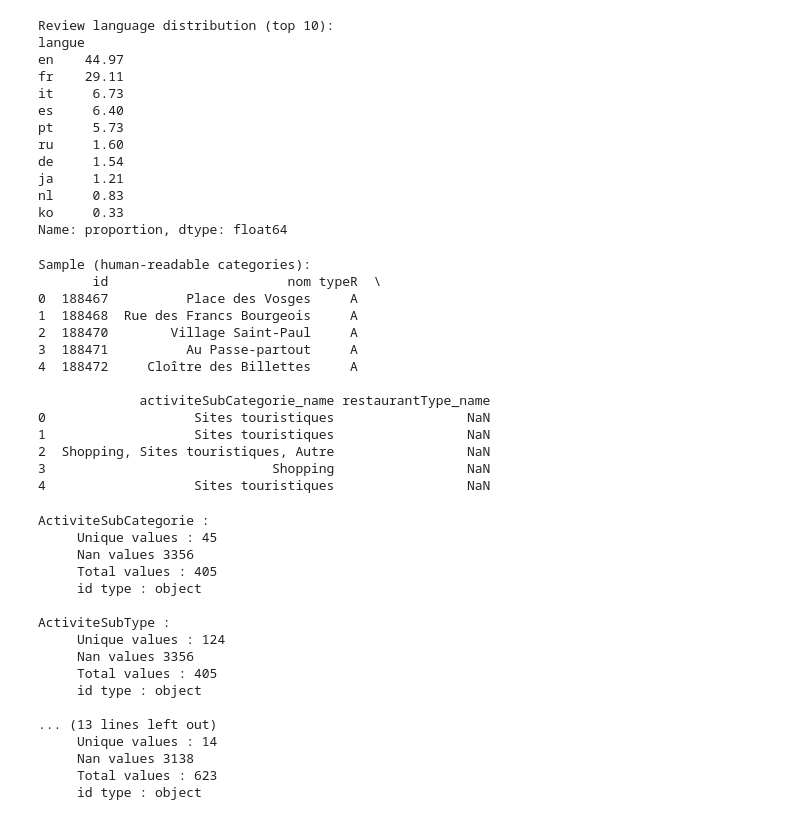
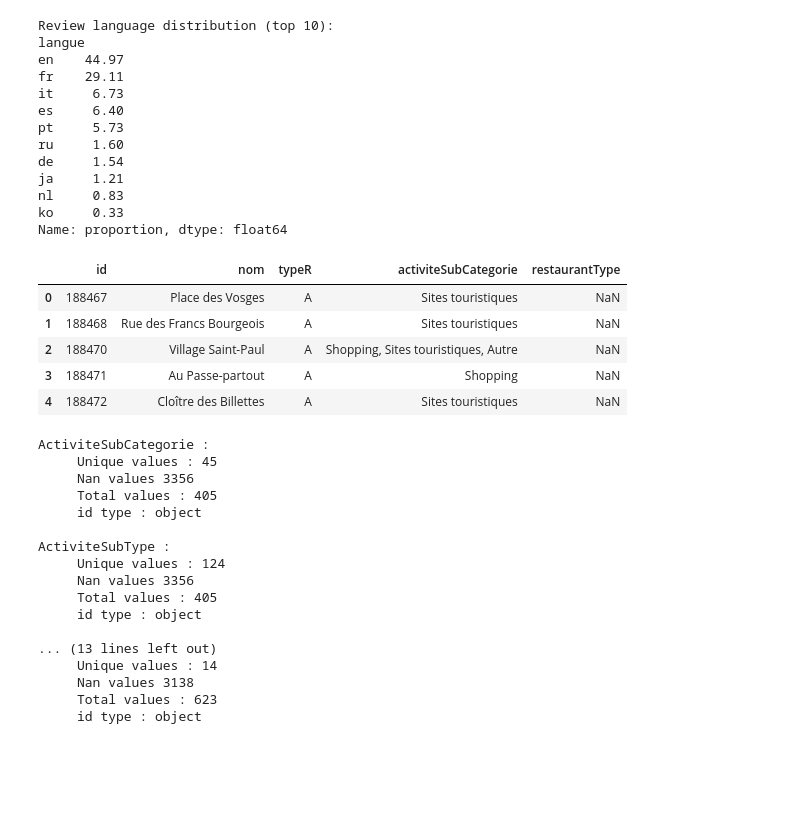
Before and after one commit to Loro67/tripadvisor-nlp-recommender, a Jupyter notebook: project_notebook.ipynb, the cells around one changed output. Saved outputs shown, nothing was run; the diff lists cells and outputs as text; code cells hidden in the pictures; blank space fills up the shorter version.

Commit message:
changing variable name to be easier to understand

```diff
--- a/project_notebook.ipynb
+++ b/project_notebook.ipynb
@@ -88,54 +94,43 @@ Name: proportion, dtype: float64
 # %%
 def add_name_from_id(dataset_input, input_column_name, dataset_id):
     """
-    Map a column of comma-separated IDs to human-readable names.
-    Drops the original ID column; adds a new <col>_name column.
-    Always called on a copy — never mutates the source DataFrame.
+        Modifies some of the columns of the dataset counting ID to names.
     """
     if input_column_name not in dataset_input.columns:
-        print(f"Column '{input_column_name}' not found — skipping.")
+        print(f"Column {input_column_name} not found")
         return dataset_input
 
     dataset_id = dataset_id.copy()
     dataset_id["id"] = dataset_id["id"].astype(str)
-    mapping_id = dataset_id.set_index("id")["name"].to_dict()
+    mapping = dataset_id.set_index("id")["name"].to_dict()
 
-    def map_ids(id_string):
+    def id_to_name(id_string):
         if pd.isna(id_string):
             return np.nan
-        parts = str(id_string).split(",")
-        return ", ".join(mapping_id.get(p.strip(), "Unknown") for p in parts)
 
-    out = dataset_input.copy()
-    out[f"{input_column_name}_name"] = out[input_column_name].apply(map_ids)
-    return out.drop(columns=[input_column_name])
+        id_list = str(id_string).split(",")
+        return ", ".join(mapping.get(name.strip(), "Unknown") for name in id_list)
+
+    dataset_output = dataset_input.copy()
+    dataset_output[f"{input_column_name}"] = dataset_output[input_column_name].apply(id_to_name)
+    return dataset_output
 
 
-# Build a named copy for display only — trip_advisor stays untouched
-trip_advisor_named = trip_advisor.copy()
-trip_advisor_named = add_name_from_id(trip_advisor_named, "activiteSubCategorie", attraction_sub_categorie)
-trip_advisor_named = add_name_from_id(trip_advisor_named, "activiteSubType", attraction_sub_type)
-trip_advisor_named = add_name_from_id(trip_advisor_named, "restaurantTypeCuisine", cuisine_df)
-trip_advisor_named = add_name_from_id(trip_advisor_named, "restaurantDietaryRestrictions", dietary_restrictions_df)
-trip_advisor_named = add_name_from_id(trip_advisor_named, "restaurantType", restaurant_type_df)
+trip_advisor_completed= trip_advisor.copy()
+trip_advisor_completed = add_name_from_id(trip_advisor_completed, "activiteSubCategorie", attraction_sub_categorie)
+trip_advisor_completed = add_name_from_id(trip_advisor_completed, "activiteSubType", attraction_sub_type)
+trip_advisor_completed = add_name_from_id(trip_advisor_completed, "restaurantTypeCuisine", cuisine_df)
+trip_advisor_completed = add_name_from_id(trip_advisor_completed, "restaurantDietaryRestrictions", dietary_restrictions_df)
+trip_advisor_completed = add_name_from_id(trip_advisor_completed, "restaurantType", restaurant_type_df)
 
-print("Sample (human-readable categories):")
-print(trip_advisor_named[["id", "nom", "typeR",
-                           "activiteSubCategorie_name", "restaurantType_name"]].head(5))
+trip_advisor_completed[["id", "nom", "typeR",
+                        "activiteSubCategorie", "restaurantType"]].head(5)
 # %% [output]
-Sample (human-readable categories):
-       id                       nom typeR  \
-0  188467          Place des Vosges     A
-1  188468  Rue des Francs Bourgeois     A
-2  188470        Village Saint-Paul     A
-3  188471          Au Passe-partout     A
-4  188472     Cloître des Billettes     A
-
-             activiteSubCategorie_name restaurantType_name
-0                   Sites touristiques                 NaN
-1                   Sites touristiques                 NaN
-2  Shopping, Sites touristiques, Autre                 NaN
-3                             Shopping                 NaN
-4                   Sites touristiques                 NaN
+|  | id | nom | typeR | activiteSubCategorie | restaurantType |
+| 0 | 188467 | Place des Vosges | A | Sites touristiques | NaN |
+| 1 | 188468 | Rue des Francs Bourgeois | A | Sites touristiques | NaN |
+| 2 | 188470 | Village Saint-Paul | A | Shopping, Sites touristiques, Autre | NaN |
+| 3 | 188471 | Au Passe-partout | A | Shopping | NaN |
+| 4 | 188472 | Cloître des Billettes | A | Sites touristiques | NaN |
 # %%
 print("ActiviteSubCategorie :")
```
Also changed, not shown: parts of 16 cells of this notebook.
